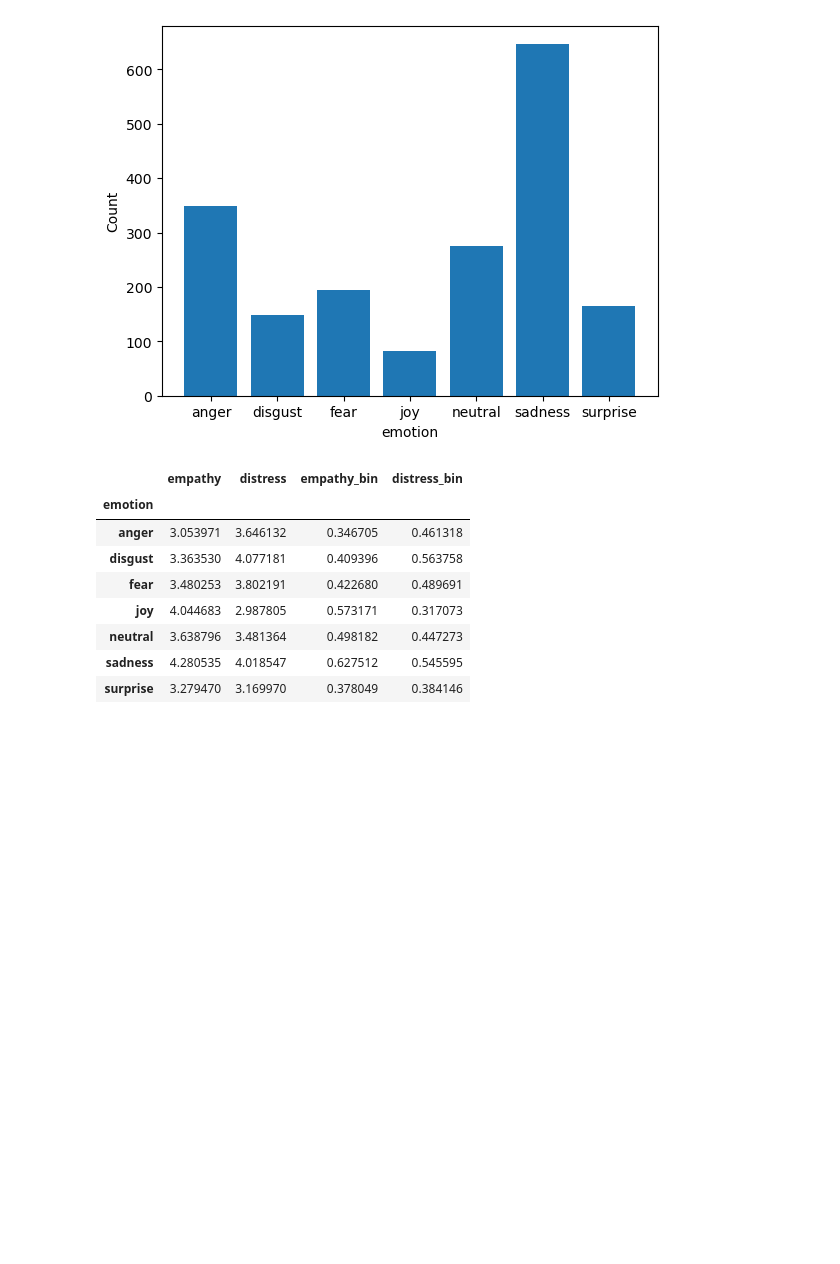
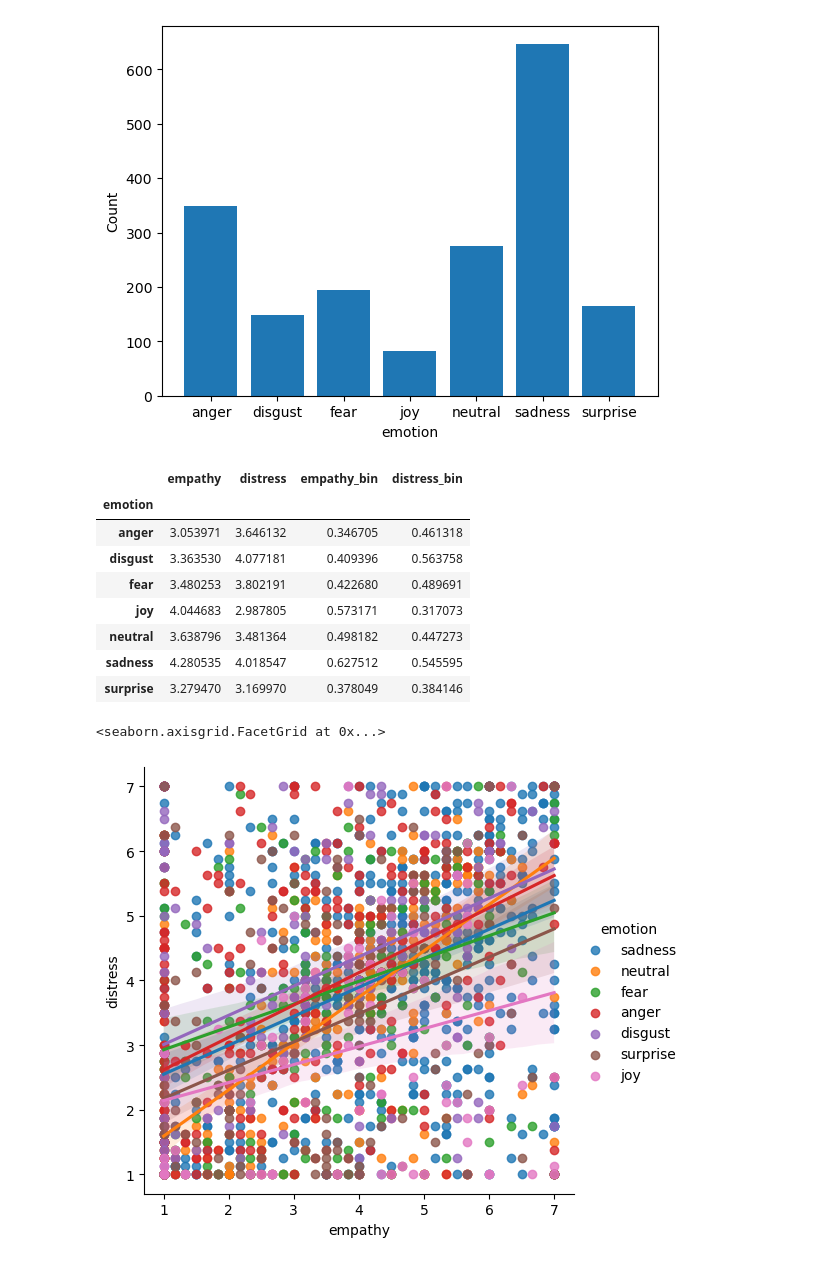
Before and after one commit to myrazma/2022_Masterthesis_Code, a Jupyter notebook: analysis/descriptive_analysis.ipynb, the cells around one changed output. Cells and saved outputs as stored; diff of their text form; code cells hidden in the pictures; blank space fills up the shorter version.

```diff
--- a/analysis/descriptive_analysis.ipynb
+++ b/analysis/descriptive_analysis.ipynb
@@ -183,3 +231,9 @@ data_train.groupby('emotion').mean()[['empathy', 'distress', 'empathy_bin', 'dis
 | neutral | 3.638796 | 3.481364 | 0.498182 | 0.447273 |
 | sadness | 4.280535 | 4.018547 | 0.627512 | 0.545595 |
 | surprise | 3.279470 | 3.169970 | 0.378049 | 0.384146 |
+# %%
+# the plot looks a little bit too messy, but we see difference in joy (joy is also under represented)
+sns.lmplot(x="empathy", y="distress", data=data_train, hue="emotion")
+# %% [output]
+<seaborn.axisgrid.FacetGrid at 0x...>
+[figure, added]
```
Also changed, not shown: parts of 10 cells of this notebook, 2 other files.
